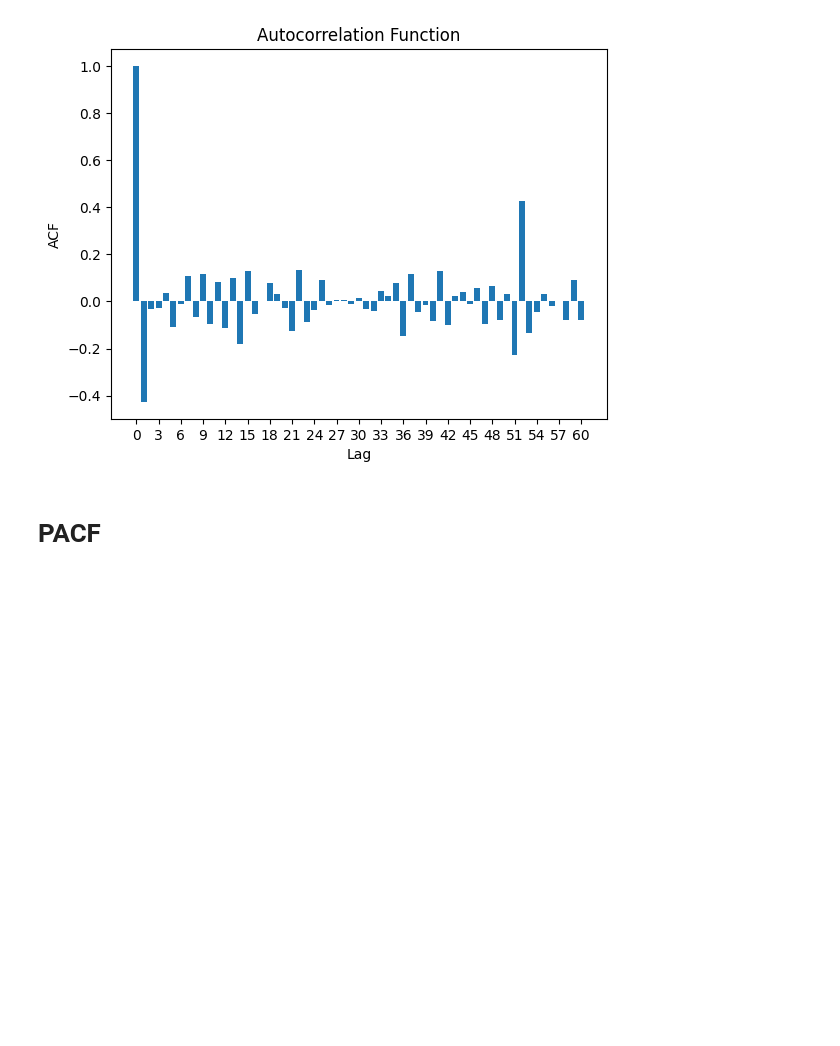
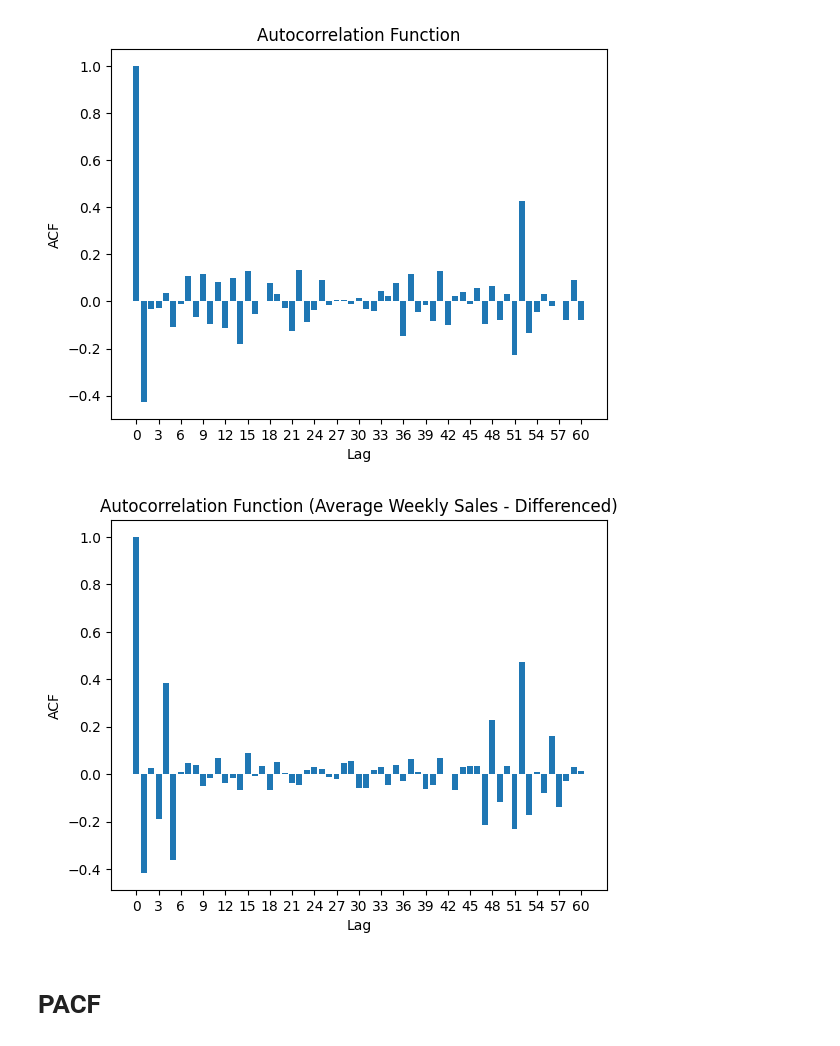
Before and after one commit to Cimbir/Store-Sales-Forecasting, a Jupyter notebook: model_sarima.ipynb, the cells around one changed output. Drawn from its saved outputs; the diff is of its cells as text; code cells hidden in the pictures; blank space fills up the shorter version.

```diff
--- a/model_sarima.ipynb
+++ b/model_sarima.ipynb
@@ -248,6 +248,18 @@ plt.xticks(np.arange(0, num_lags, 3))
 plt.show()
 # %% [output]
 [figure]
+# %%
+acf_vals_avg = acf(avg_sales_over_time_diff, nlags=60)
+num_lags_avg = len(acf_vals_avg)
+plt.bar(range(num_lags_avg), acf_vals_avg[:num_lags_avg])
+plt.xlabel('Lag')
+plt.ylabel('ACF')
+plt.title('Autocorrelation Function (Average Weekly Sales - Differenced)')
+plt.xticks(np.arange(0, num_lags_avg, 3))
+
+plt.show()
+# %% [output]
+[figure, added]
 # %% [markdown]
 # PACF
 # %%
```
Also changed, not shown: parts of 10 cells of this notebook.
